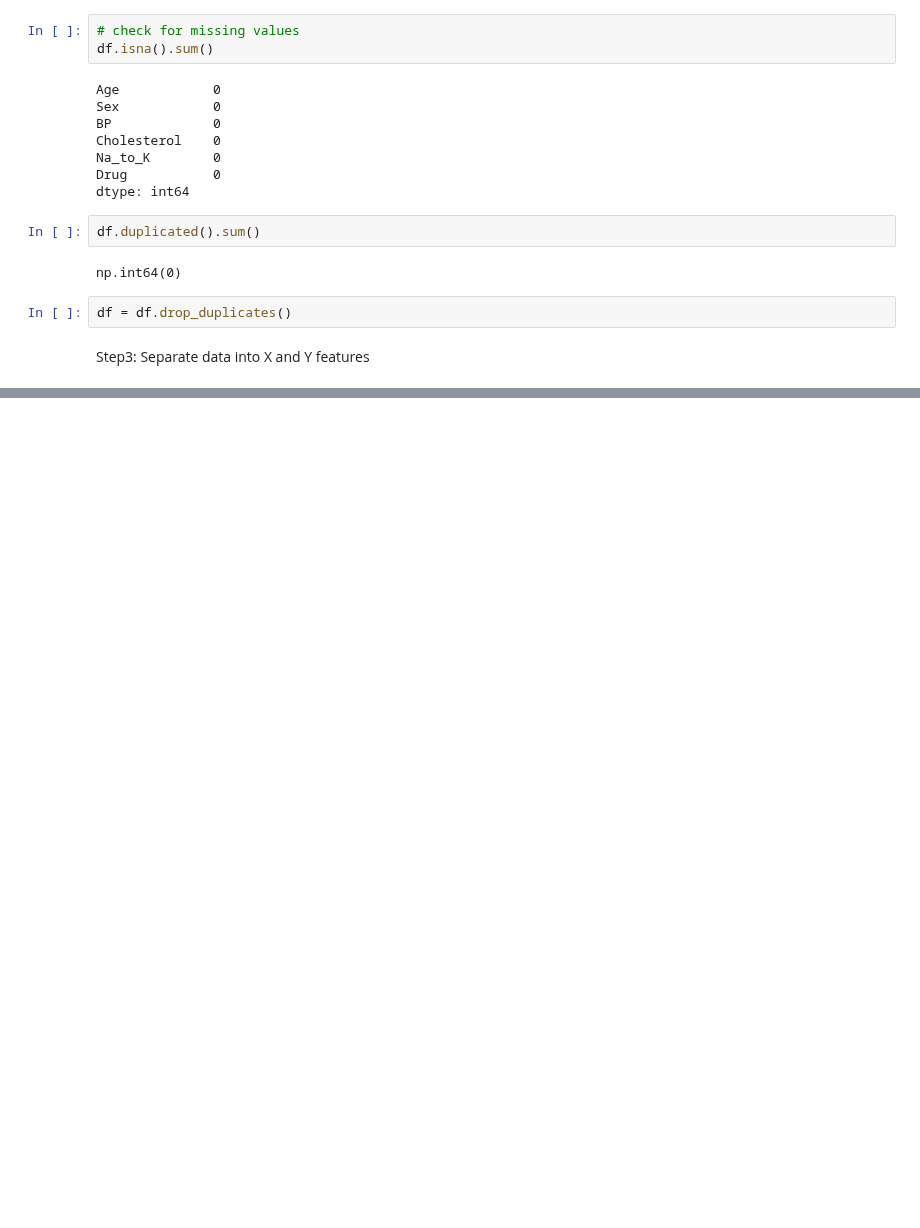
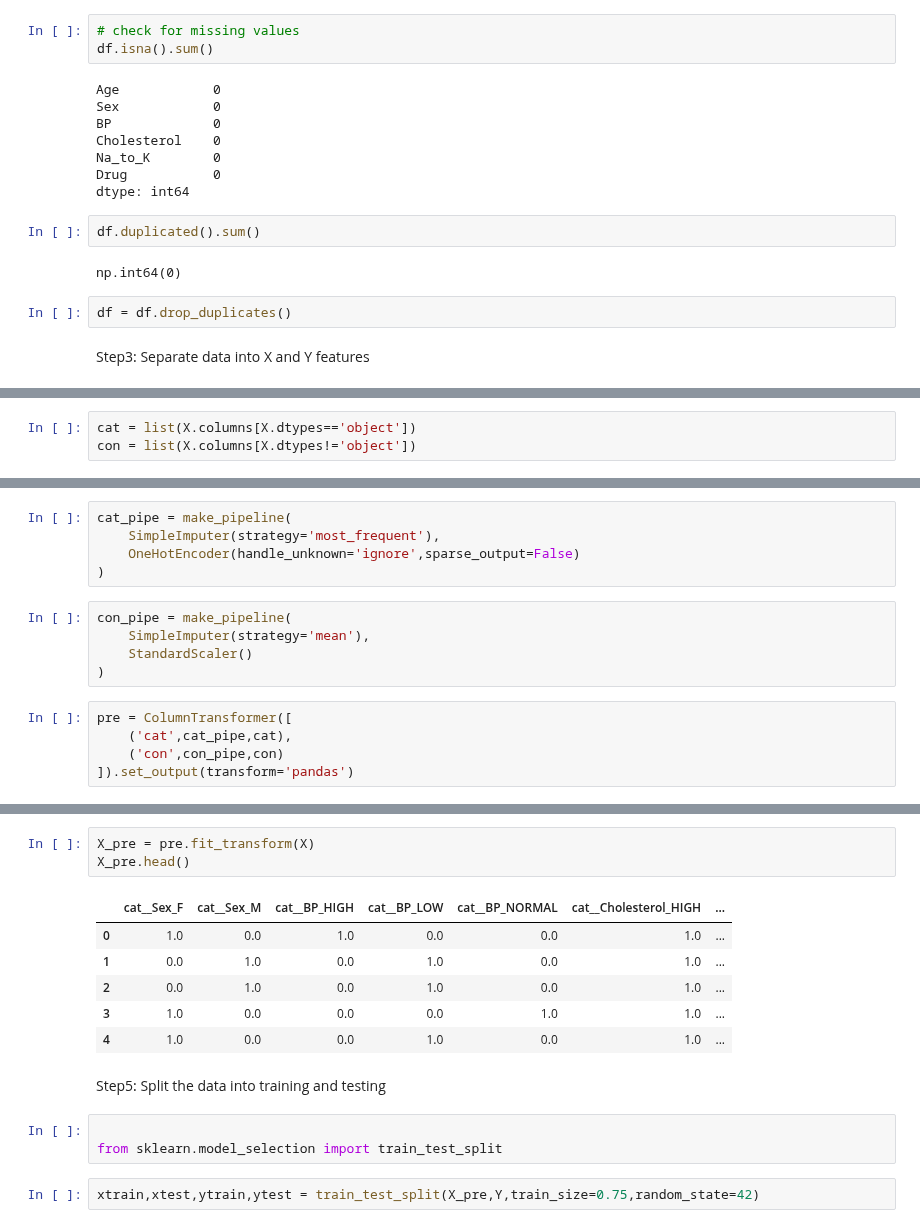
Before and after one commit to Paridhijain-githb/Machine-_learning_01, a Jupyter notebook: Decision tree classifier/Decisiontreeclassifier.ipynb, the cells around one changed output, grey strips where cells are left out. Saved outputs shown, nothing was run; the diff lists cells and outputs as text; blank space fills up the shorter version.

```diff
--- a/Decision tree classifier/Decisiontreeclassifier.ipynb
+++ b/Decision tree classifier/Decisiontreeclassifier.ipynb
@@ -73,0 +100,3 @@ SyntaxError: invalid syntax (1262741333.py, line 1)
+# %%
+cat = list(X.columns[X.dtypes=='object'])
+con = list(X.columns[X.dtypes!='object'])
@@ -73,0 +108,15 @@ SyntaxError: invalid syntax (1262741333.py, line 1)
+# %%
+cat_pipe = make_pipeline(
+    SimpleImputer(strategy='most_frequent'),
+    OneHotEncoder(handle_unknown='ignore',sparse_output=False)
+)
+# %%
+con_pipe = make_pipeline(
+    SimpleImputer(strategy='mean'),
+    StandardScaler()
+)
+# %%
+pre = ColumnTransformer([
+    ('cat',cat_pipe,cat),
+    ('con',con_pipe,con)
+]).set_output(transform='pandas')
@@ -73,0 +139,18 @@ SyntaxError: invalid syntax (1262741333.py, line 1)
+# %%
+X_pre = pre.fit_transform(X)
+X_pre.head()
+# %% [output]
+|  | cat__Sex_F | cat__Sex_M | cat__BP_HIGH | cat__BP_LOW | cat__BP_NORMAL | cat__Cholesterol_HIGH | ... |
+| 0 | 1.0 | 0.0 | 1.0 | 0.0 | 0.0 | 1.0 | ... |
+| 1 | 0.0 | 1.0 | 0.0 | 1.0 | 0.0 | 1.0 | ... |
+| 2 | 0.0 | 1.0 | 0.0 | 1.0 | 0.0 | 1.0 | ... |
+| 3 | 1.0 | 0.0 | 0.0 | 0.0 | 1.0 | 1.0 | ... |
+| 4 | 1.0 | 0.0 | 0.0 | 1.0 | 0.0 | 1.0 | ... |
+# %% [markdown]
+
+Step5: Split the data into training and testing
+# %%
+
+from sklearn.model_selection import train_test_split
+# %%
+xtrain,xtest,ytrain,ytest = train_test_split(X_pre,Y,train_size=0.75,random_state=42)
```
Also changed, not shown: parts of 20 cells of this notebook.
